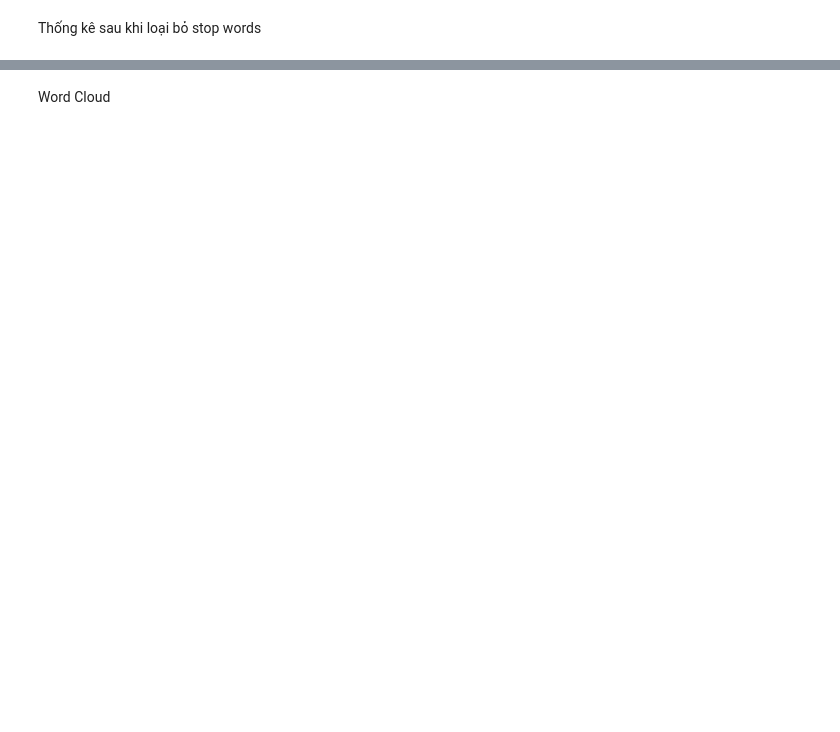
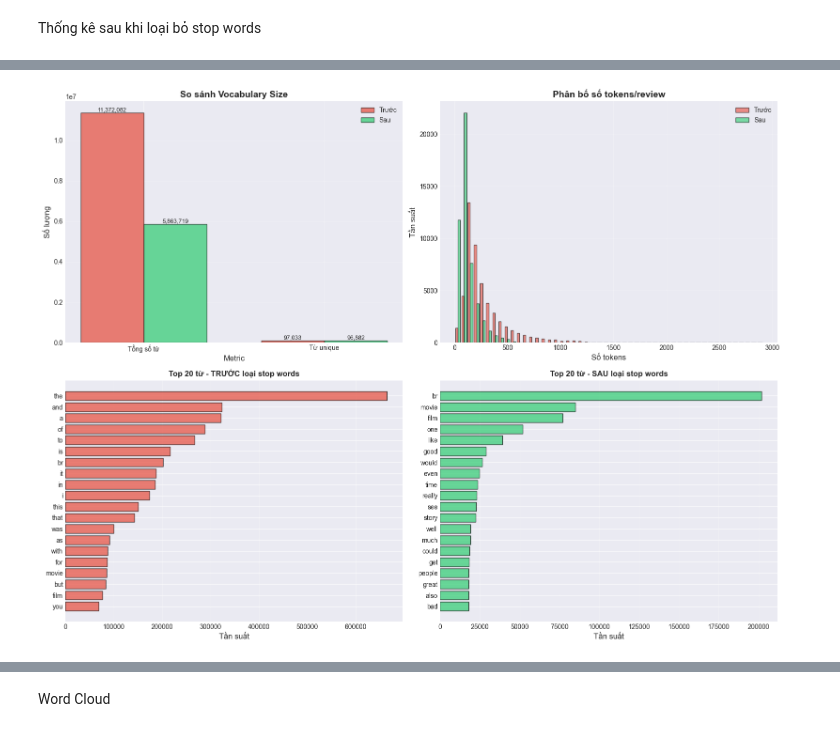
Before and after one commit to thloc1212/DataMiningLab1, a Jupyter notebook: notebooks/03_text_preprocessing.ipynb, the cells around one changed output, grey strips where cells are left out. Drawn from its saved outputs; the diff is of its cells as text; code cells hidden in the pictures; blank space fills up the shorter version.

```diff
--- a/notebooks/03_text_preprocessing.ipynb
+++ b/notebooks/03_text_preprocessing.ipynb
@@ -204,7 +382,7 @@ Phân tích tần suất các Stop Words trong Dataset
 # %%
 # Đếm tần suất các từ trong dataset
 all_tokens = []
-for tokens in df_work['tokens']:
+for tokens in df['tokens']:
     all_tokens.extend([token.lower() for token in tokens if token.isalpha()])
 
 word_freq = Counter(all_tokens)
@@ -269,8 +478,8 @@ def remove_stopwords(tokens, stop_words):
 
 start = time.time()
 
-df_work['tokens_no_stopwords'] = df_work['tokens'].apply(lambda x: remove_stopwords(x, stop_words))
-df_work['token_count_no_stopwords'] = df_work['tokens_no_stopwords'].apply(len)
+df['tokens_no_stopwords'] = df['tokens'].apply(lambda x: remove_stopwords(x, stop_words))
+df['token_count_no_stopwords'] = df['tokens_no_stopwords'].apply(len)
 
 elapsed = time.time() - start
 print(f"Hoàn thành trong {elapsed:.2f} giây")
@@ -279,7 +490,7 @@ Thống kê sau khi loại bỏ stop words
 # %%
 # Thống kê sau khi loại stop words
 all_tokens_no_sw = []
-for tokens in df_work['tokens_no_stopwords']:
+for tokens in df['tokens_no_stopwords']:
     all_tokens_no_sw.extend([token.lower() for token in tokens])
 
 word_freq_no_sw = Counter(all_tokens_no_sw)
@@ -300,8 +511,8 @@ change_unique = ((unique_words_no_sw - unique_words) / unique_words) * 100
 print(f"{'Số từ unique':<30} {unique_words:>18,} {unique_words_no_sw:>18,} {change_unique:>10.1f}%")
 
 # Trung bình tokens/review
-avg_before = df_work['token_count'].mean()
-avg_after = df_work['token_count_no_stopwords'].mean()
+avg_before = df['token_count'].mean()
+avg_after = df['token_count_no_stopwords'].mean()
 change_avg = ((avg_after - avg_before) / avg_before) * 100
 print(f"{'Trung bình tokens/review':<30} {avg_before:>18.1f} {avg_after:>18.1f} {change_avg:>10.1f}%")
 
@@ -338,7 +558,7 @@ for bars in [bars1, bars2]:
                        ha='center', va='bottom', fontsize=9)
 
 # 2. Phân bố số tokens/review
-axes[0, 1].hist([df_work['token_count'], df_work['token_count_no_stopwords']],
+axes[0, 1].hist([df['token_count'], df['token_count_no_stopwords']],
                 bins=50, label=['Trước', 'Sau'], color=['#e74c3c', '#2ecc71'], alpha=0.6, edgecolor='black')
 axes[0, 1].set_xlabel('Số tokens', fontsize=12)
 axes[0, 1].set_ylabel('Tần suất', fontsize=12)
@@ -347,30 +567,32 @@ axes[0, 1].legend()
 axes[0, 1].grid(alpha=0.3)
 
 # 3. Top 20 từ trước khi loại stop words
 top_20_before = word_freq.most_common(20)
 words_before = [w[0] for w in top_20_before]
 counts_before = [w[1] for w in top_20_before]
 
 axes[1, 0].barh(range(len(words_before)), counts_before, color='#e74c3c', edgecolor='black', alpha=0.7)
 axes[1, 0].set_yticks(range(len(words_before)))
 axes[1, 0].set_yticklabels(words_before)
 axes[1, 0].invert_yaxis()
 axes[1, 0].set_xlabel('Tần suất', fontsize=12)
 axes[1, 0].set_title('Top 20 từ - TRƯỚC loại stop words', fontsize=12, fontweight='bold')
 axes[1, 0].grid(axis='x', alpha=0.3)
 
 # 4. Top 20 từ sau khi loại stop words
 top_20_after = word_freq_no_sw.most_common(20)
 words_after = [w[0] for w in top_20_after]
 counts_after = [w[1] for w in top_20_after]
 
 axes[1, 1].barh(range(len(words_after)), counts_after, color='#2ecc71', edgecolor='black', alpha=0.7)
 axes[1, 1].set_yticks(range(len(words_after)))
 axes[1, 1].set_yticklabels(words_after)
 axes[1, 1].invert_yaxis()
 axes[1, 1].set_xlabel('Tần suất', fontsize=12)
 axes[1, 1].set_title('Top 20 từ - SAU loại stop words', fontsize=12, fontweight='bold')
 axes[1, 1].grid(axis='x', alpha=0.3)
 
 plt.tight_layout()
 plt.show()
+# %% [output]
+[figure, added]
```
Also changed, not shown: parts of 62 cells of this notebook.
